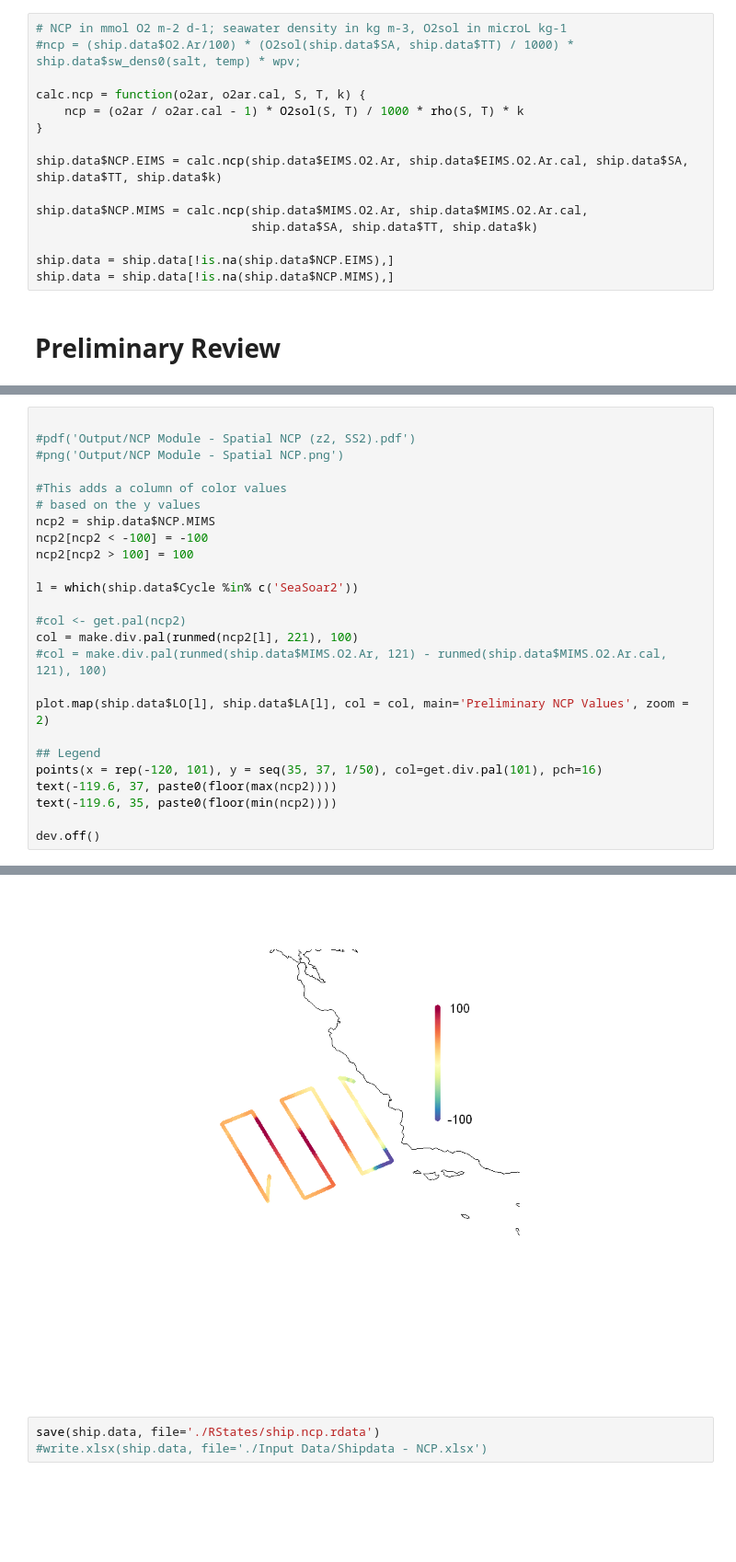
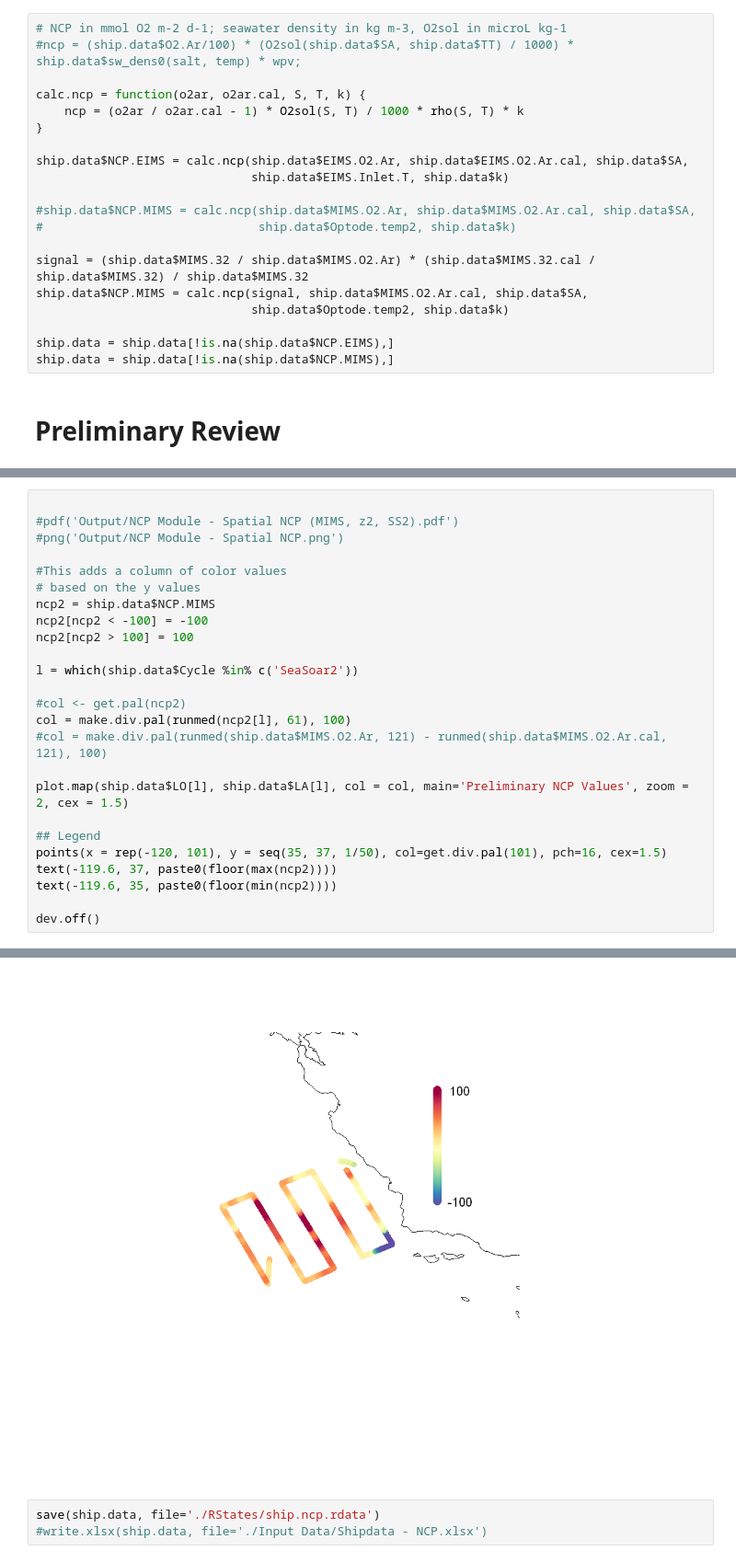
Before and after one commit to tbrycekelly/MIMS-TBK, a Jupyter notebook: Module - NCP Model.ipynb, the cells around one changed output, grey strips where cells are left out. Shown at 92% size. Saved outputs shown, nothing was run; the diff lists cells and outputs as text; blank space fills up the shorter version.

```diff
--- a/Module - NCP Model.ipynb
+++ b/Module - NCP Model.ipynb
@@ -145,10 +145,15 @@ calc.ncp = function(o2ar, o2ar.cal, S, T, k) {
     ncp = (o2ar / o2ar.cal - 1) * O2sol(S, T) / 1000 * rho(S, T) * k
 }
 
-ship.data$NCP.EIMS = calc.ncp(ship.data$EIMS.O2.Ar, ship.data$EIMS.O2.Ar.cal, ship.data$SA, ship.data$TT, ship.data$k)
+ship.data$NCP.EIMS = calc.ncp(ship.data$EIMS.O2.Ar, ship.data$EIMS.O2.Ar.cal, ship.data$SA,
+                              ship.data$EIMS.Inlet.T, ship.data$k)
 
-ship.data$NCP.MIMS = calc.ncp(ship.data$MIMS.O2.Ar, ship.data$MIMS.O2.Ar.cal,
-                              ship.data$SA, ship.data$TT, ship.data$k)
+#ship.data$NCP.MIMS = calc.ncp(ship.data$MIMS.O2.Ar, ship.data$MIMS.O2.Ar.cal, ship.data$SA,
+#                              ship.data$Optode.temp2, ship.data$k)
+
+signal = (ship.data$MIMS.32 / ship.data$MIMS.O2.Ar) * (ship.data$MIMS.32.cal / ship.data$MIMS.32) / ship.data$MIMS.32
+ship.data$NCP.MIMS = calc.ncp(signal, ship.data$MIMS.O2.Ar.cal, ship.data$SA,
+                              ship.data$Optode.temp2, ship.data$k)
 
 ship.data = ship.data[!is.na(ship.data$NCP.EIMS),]
 ship.data = ship.data[!is.na(ship.data$NCP.MIMS),]
@@ -202,32 +214,32 @@ lines(c(min(ship.data$DT), max(ship.data$DT)), c(0, 0), lty=2)
 # %%
 
-#pdf('Output/NCP Module - Spatial NCP (z2, SS2).pdf')
+#pdf('Output/NCP Module - Spatial NCP (MIMS, z2, SS2).pdf')
 #png('Output/NCP Module - Spatial NCP.png')
 
 #This adds a column of color values
 # based on the y values
 ncp2 = ship.data$NCP.MIMS
 ncp2[ncp2 < -100] = -100
 ncp2[ncp2 > 100] = 100
 
 l = which(ship.data$Cycle %in% c('SeaSoar2'))
 
 #col <- get.pal(ncp2)
-col = make.div.pal(runmed(ncp2[l], 221), 100)
+col = make.div.pal(runmed(ncp2[l], 61), 100)
 #col = make.div.pal(runmed(ship.data$MIMS.O2.Ar, 121) - runmed(ship.data$MIMS.O2.Ar.cal, 121), 100)
 
-plot.map(ship.data$LO[l], ship.data$LA[l], col = col, main='Preliminary NCP Values', zoom = 2)
+plot.map(ship.data$LO[l], ship.data$LA[l], col = col, main='Preliminary NCP Values', zoom = 2, cex = 1.5)
 
 ## Legend
-points(x = rep(-120, 101), y = seq(35, 37, 1/50), col=get.div.pal(101), pch=16)
+points(x = rep(-120, 101), y = seq(35, 37, 1/50), col=get.div.pal(101), pch=16, cex=1.5)
 text(-119.6, 37, paste0(floor(max(ncp2))))
 text(-119.6, 35, paste0(floor(min(ncp2))))
 
 dev.off()
 # %% [output]
 null device
           1
-[figure, old version]
+[figure, new version]
 # %%
 save(ship.data, file='./RStates/ship.ncp.rdata')
 #write.xlsx(ship.data, file='./Input Data/Shipdata - NCP.xlsx')
```
Also changed, not shown: parts of 2 cells of this notebook, 15 other files.
